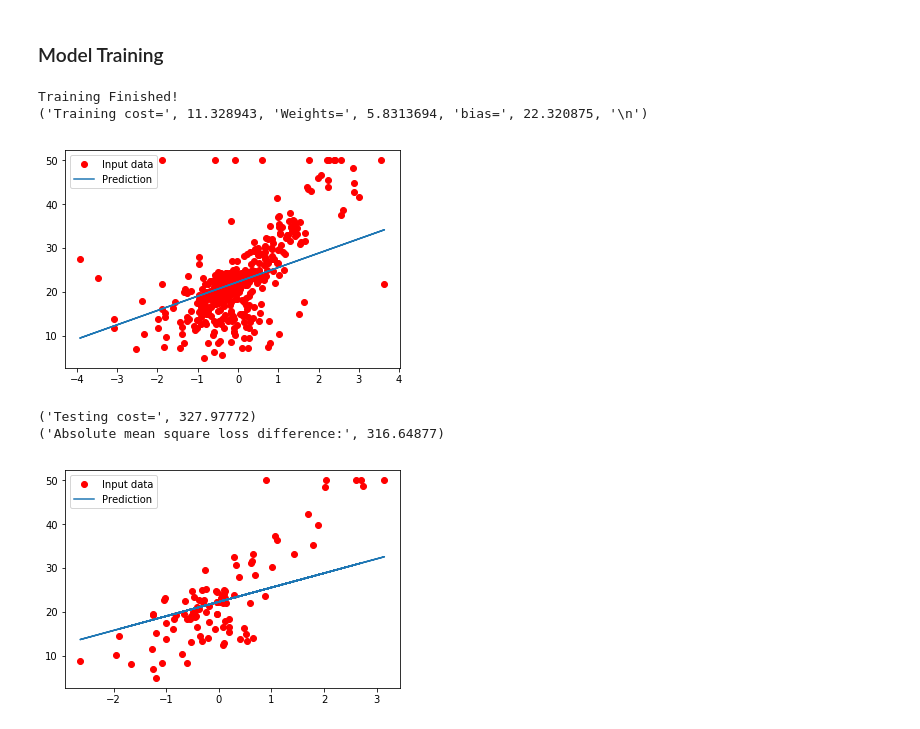
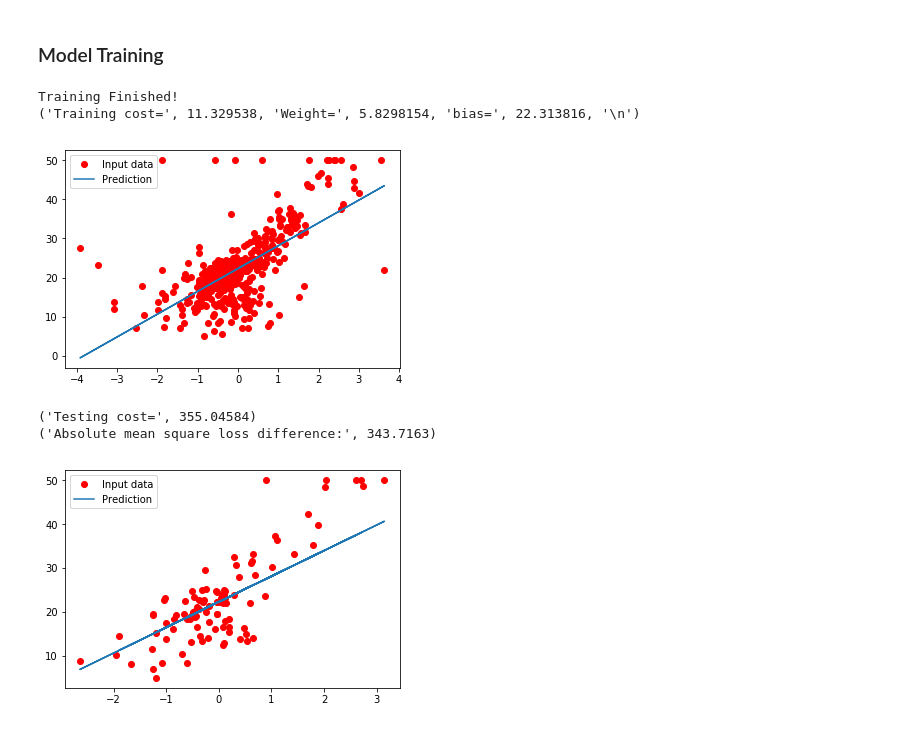
Before and after one commit to Sithroo/MachineLearningWithTensorflow, a Jupyter notebook: Linear Regression.ipynb, the cells around one changed output. Cells and saved outputs as stored; diff of their text form; code cells hidden in the pictures.

```diff
--- a/Linear Regression.ipynb
+++ b/Linear Regression.ipynb
@@ -211,7 +211,7 @@ def train(features, labels, epochs, debug):
 
             if debug and (epoch+1) % DEBUG_STEP == 0:
                 c = session.run(cost, feed_dict={X: features, Y: labels})
-                print("Epoch:", '%04d' % (epoch+1), "cost=", "{:.9f}".format(c), "Weights=", session.run(W), "bias=", session.run(b))
+                print("Epoch:", '%04d' % (epoch+1), "cost=", "{:.9f}".format(c), "Weight=", session.run(W), "bias=", session.run(b))
 
         print("Training Finished!")
         training_cost = session.run(cost, feed_dict={X: features, Y: labels})
@@ -223,38 +223,38 @@ def train(features, labels, epochs, debug):
 def test(features, labels):
     init = tf.global_variables_initializer()
     with tf.Session() as session:
         session.run(init)
         testing_cost = session.run( tf.reduce_sum(tf.pow(y_hat - Y, 2)) / (2 * features.shape[0]), feed_dict={X: features, Y: labels})
         return testing_cost
 
 
 def plotRegression(features, labels, weight, bias, label_data, label_line):
     plt.plot(features, labels, 'ro', label='Input data')
     plt.plot(features, weight * features + bias, label=label_line)
     plt.legend()
     plt.show()
 
 
 normed_train_data = normalize(train_dataset)
 normed_test_data = normalize(test_dataset)
 
 train_features = normed_train_data.pop('rm')
 test_features = normed_test_data.pop('rm')
 
 training_cost, weight, bias = train(train_features, train_labels, 1000, False)
-print("Training cost=", training_cost, "Weights=", weight, "bias=", bias, '\n')
+print("Training cost=", training_cost, "Weight=", weight, "bias=", bias, '\n')
 
-plotRegression(train_features, train_labels, weights, bias, 'Training data', 'Prediction')
+plotRegression(train_features, train_labels, weight, bias, 'Training data', 'Prediction')
 
 testing_cost = test(test_features, test_labels)
 print("Testing cost=", testing_cost)
 print("Absolute mean square loss difference:", abs(training_cost - testing_cost))
 
-plotRegression(test_features, test_labels, weights, bias, 'Test data', 'Prediction' )
+plotRegression(test_features, test_labels, weight, bias, 'Test data', 'Prediction' )
 # %% [output]
 Training Finished!
-('Training cost=', 11.328943, 'Weights=', 5.8313694, 'bias=', 22.320875, '\n')
+('Training cost=', 11.329538, 'Weight=', 5.8298154, 'bias=', 22.313816, '\n')
-[figure, old version]
+[figure, new version]
-('Testing cost=', 327.97772)
-('Absolute mean square loss difference:', 316.64877)
+('Testing cost=', 355.04584)
+('Absolute mean square loss difference:', 343.7163)
-[figure, old version]
+[figure, new version]
```
Also changed, not shown: parts of 4 cells of this notebook.
